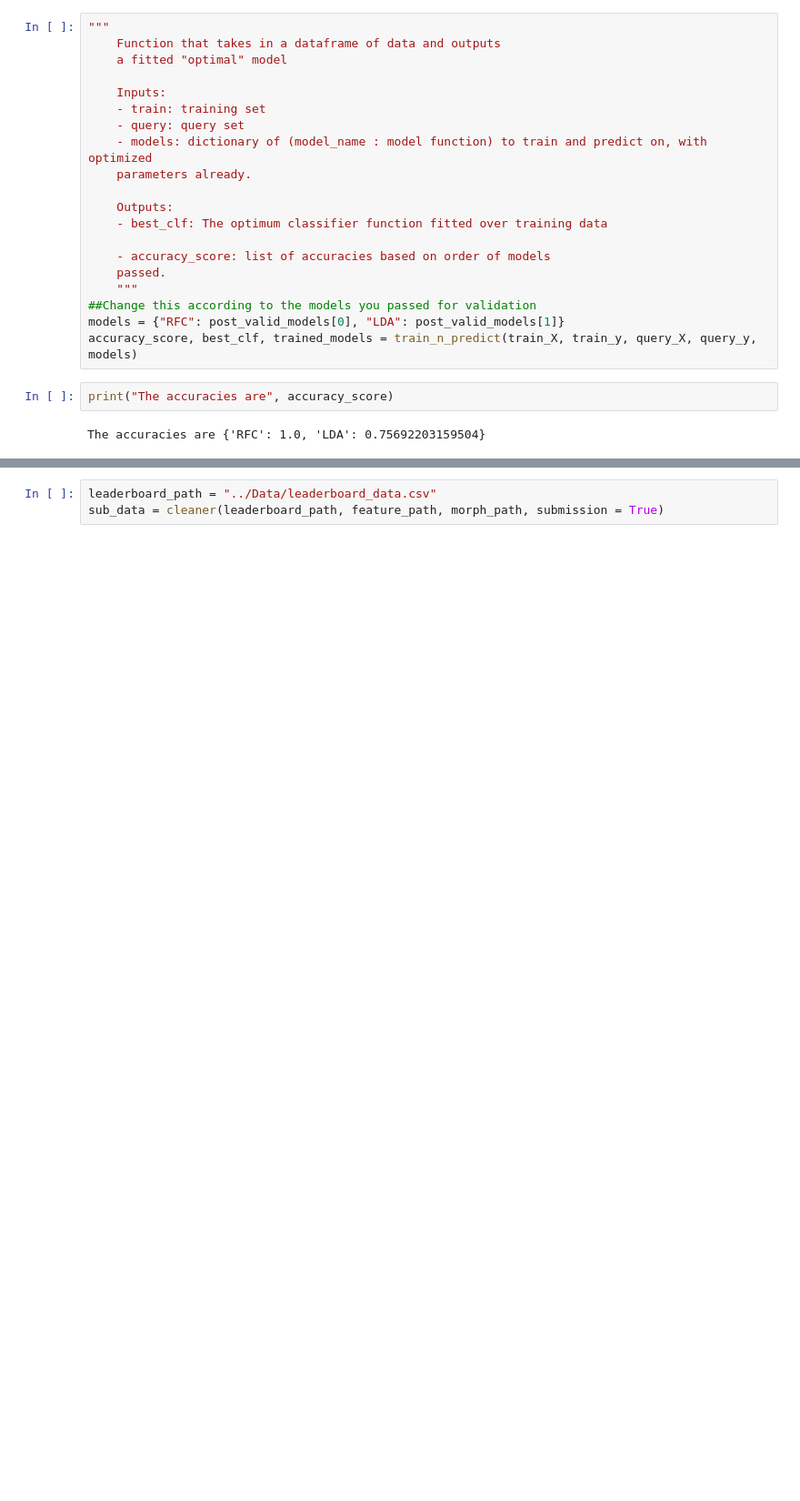
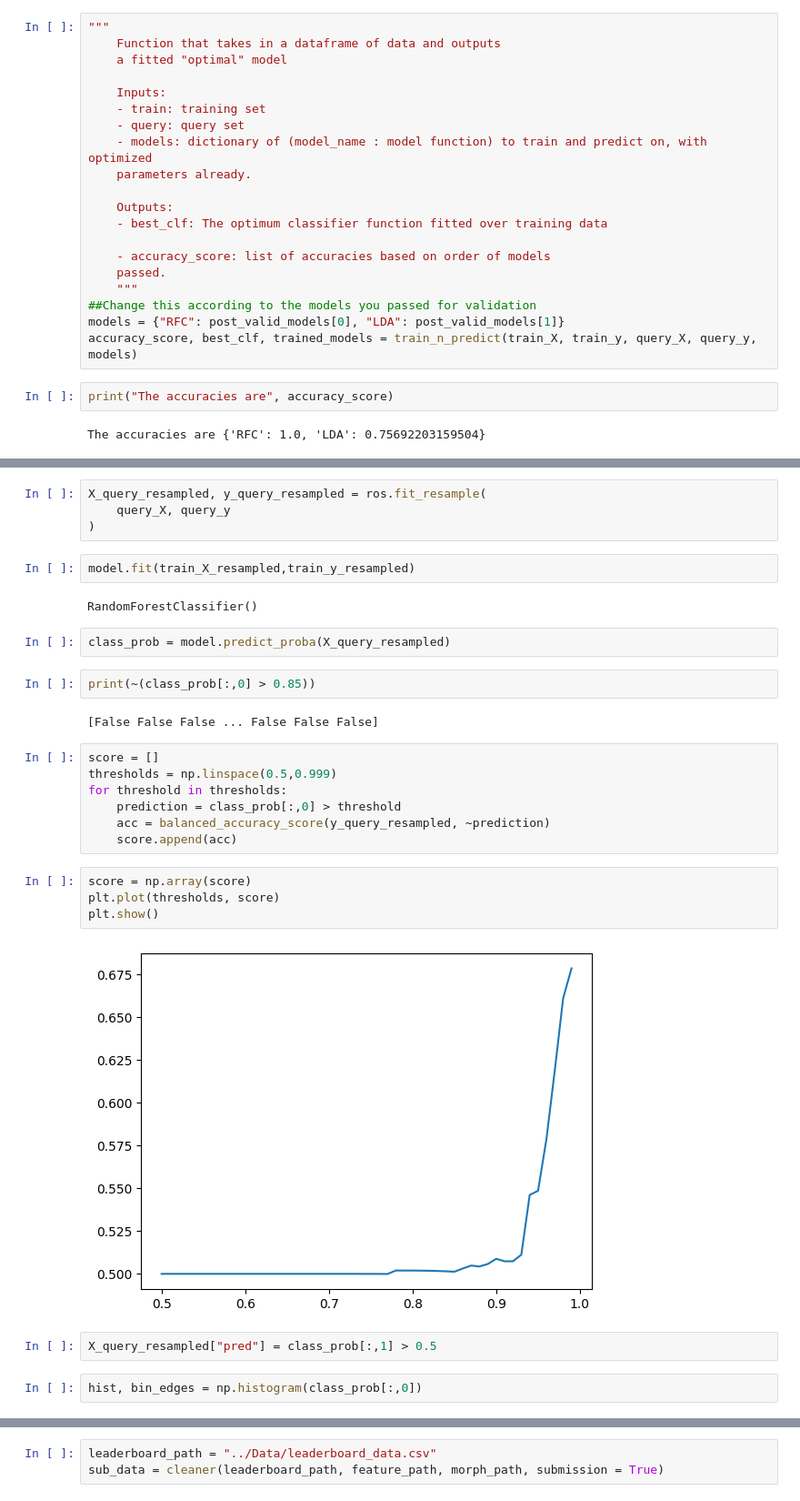
Before and after one commit to gwang034/elecfinal, a Jupyter notebook: Didi/Testing_ml_pipeline.ipynb, the cells around one changed output, grey strips where cells are left out. Shown: that part at 91% size. Drawn from its saved outputs; the diff is of its cells as text; blank space fills up the shorter version.

```diff
--- a/Didi/Testing_ml_pipeline.ipynb
+++ b/Didi/Testing_ml_pipeline.ipynb
@@ -146,0 +156,31 @@ The accuracies are {'RFC': 1.0, 'LDA': 0.75692203159504}
+# %%
+X_query_resampled, y_query_resampled = ros.fit_resample(
+    query_X, query_y
+)
+# %%
+model.fit(train_X_resampled,train_y_resampled)
+# %% [output]
+RandomForestClassifier()
+# %%
+class_prob = model.predict_proba(X_query_resampled)
+# %%
+print(~(class_prob[:,0] > 0.85))
+# %% [output]
+[False False False ... False False False]
+# %%
+score = []
+thresholds = np.linspace(0.5,0.999)
+for threshold in thresholds:
+    prediction = class_prob[:,0] > threshold
+    acc = balanced_accuracy_score(y_query_resampled, ~prediction)
+    score.append(acc)
+# %%
+score = np.array(score)
+plt.plot(thresholds, score)
+plt.show()
+# %% [output]
+[figure, added]
+# %%
+X_query_resampled["pred"] = class_prob[:,1] > 0.5
+# %%
+hist, bin_edges = np.histogram(class_prob[:,0])
```
Also changed, not shown: parts of 12 cells of this notebook, 1 other file.
